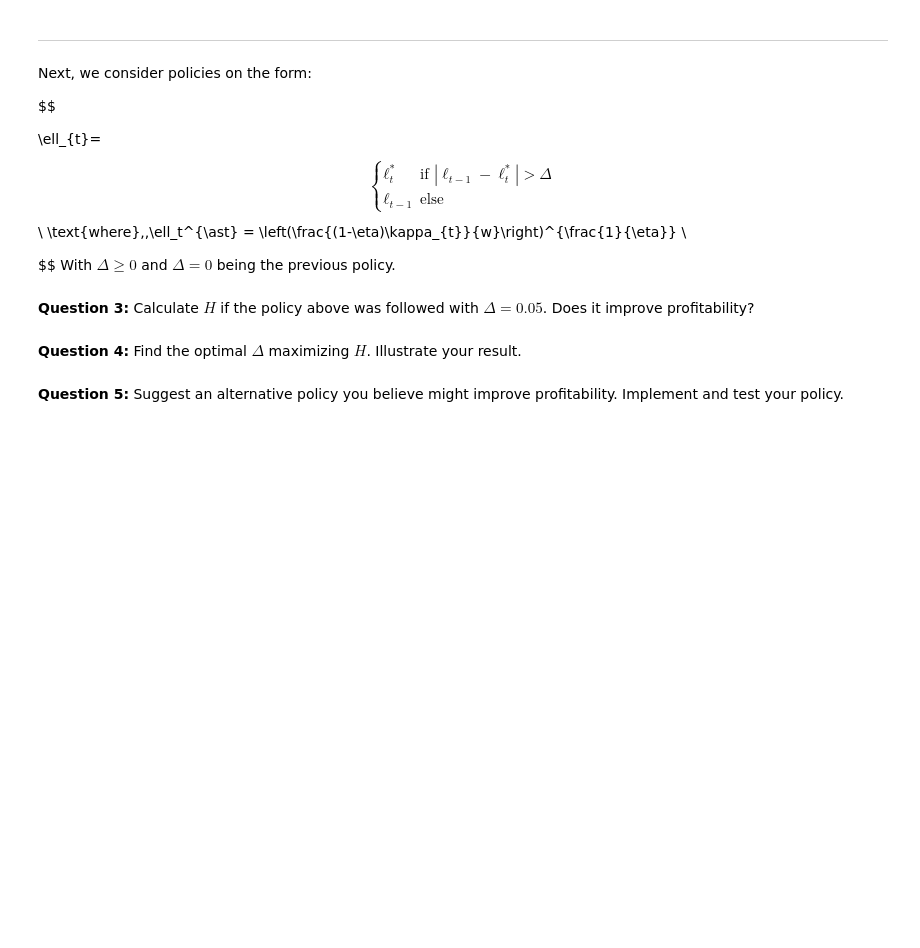
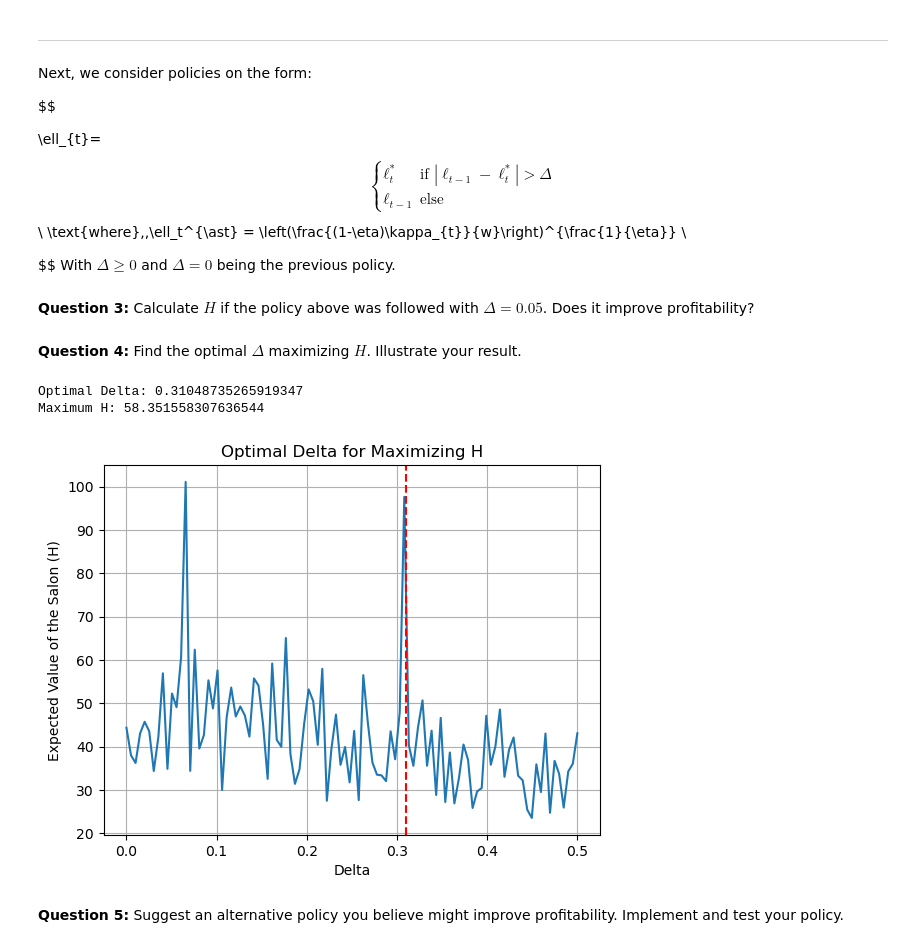
Before and after one commit to NumEconCopenhagen/projects-2023-kscd, a Jupyter notebook: Exam project/Exam-2023-notebook.ipynb, the cells around one changed output. Drawn from its saved outputs; the diff is of its cells as text; code cells hidden in the pictures; blank space fills up the shorter version.

```diff
--- a/Exam project/Exam-2023-notebook.ipynb
+++ b/Exam project/Exam-2023-notebook.ipynb
@@ -556 +573,70 @@ With $\Delta \geq 0$ and $\Delta = 0$ being the previous policy.
+# %%
+import numpy as np
+import matplotlib.pyplot as plt
+from scipy.optimize import minimize_scalar
+
+# Define the employment policy
+def employment_policy(kappa, w, eta, delta, ell_previous):
+    ell_star = ((1 - eta) * kappa / w) ** (1 / eta)
+    diff = np.abs(ell_previous - ell_star)
+    return np.where(diff > delta, ell_star, ell_previous)
+
+# Define the function h
+def h(kappa, ell, w, eta, delta):
+    T = len(kappa)
+    ell_previous = np.roll(ell, 1)
+    ell_previous[0] = 0
+    adjustment_cost = iota * (ell != ell_previous)
+    values = R ** (-np.arange(T)) * (kappa * ell ** (1 - eta) - w * ell - adjustment_cost)
+    return np.sum(values)
+
+# Define the objective function for optimization
+def objective(delta):
+    H_sum = 0
+    for _ in range(K):
+        epsilon = np.random.normal(loc=-0.5 * sigma_epsilon ** 2, scale=sigma_epsilon, size=120)
+        log_kappa = np.insert(rho * np.cumsum(epsilon[:-1]) + epsilon[0], 0, 0)
+        kappa = np.exp(log_kappa)
+        kappa[kappa < 0] = 0
+
+        ell = np.zeros(120)
+        ell_previous = 0
+        for t in range(120):
+            ell[t] = employment_policy(kappa[t], w, eta, delta, ell_previous)
+            ell_previous = ell[t]
+
+        H_sum += h(kappa, ell, w, eta, delta)
+
+    H = H_sum / K
+    return -H
+
+# Set the parameters
+np.random.seed(0)
+K = 100
+eta = 0.5
+w = 1.0
+
+# Perform the optimization
+result = minimize_scalar(objective, bounds=(0, 0.5), method='bounded')
+optimal_delta = result.x
+max_H = -result.fun
+
+# Print the results
+print("Optimal Delta:", optimal_delta)
+print("Maximum H:", max_H)
+
+# Plot the results
+delta_values = np.linspace(0, 0.5, 100)
+H_values = [-objective(delta) for delta in delta_values]
+plt.plot(delta_values, H_values)
+plt.xlabel('Delta')
+plt.ylabel('Expected Value of the Salon (H)')
+plt.title('Optimal Delta for Maximizing H')
+plt.grid(True)
+plt.axvline(x=optimal_delta, color='r', linestyle='--')
+plt.show()
+# %% [output]
+Optimal Delta: 0.31048735265919347
+Maximum H: 58.351558307636544
+[figure, added]
 # %% [markdown]
```
Also changed, not shown: parts of 25 cells of this notebook, 2 other files.
